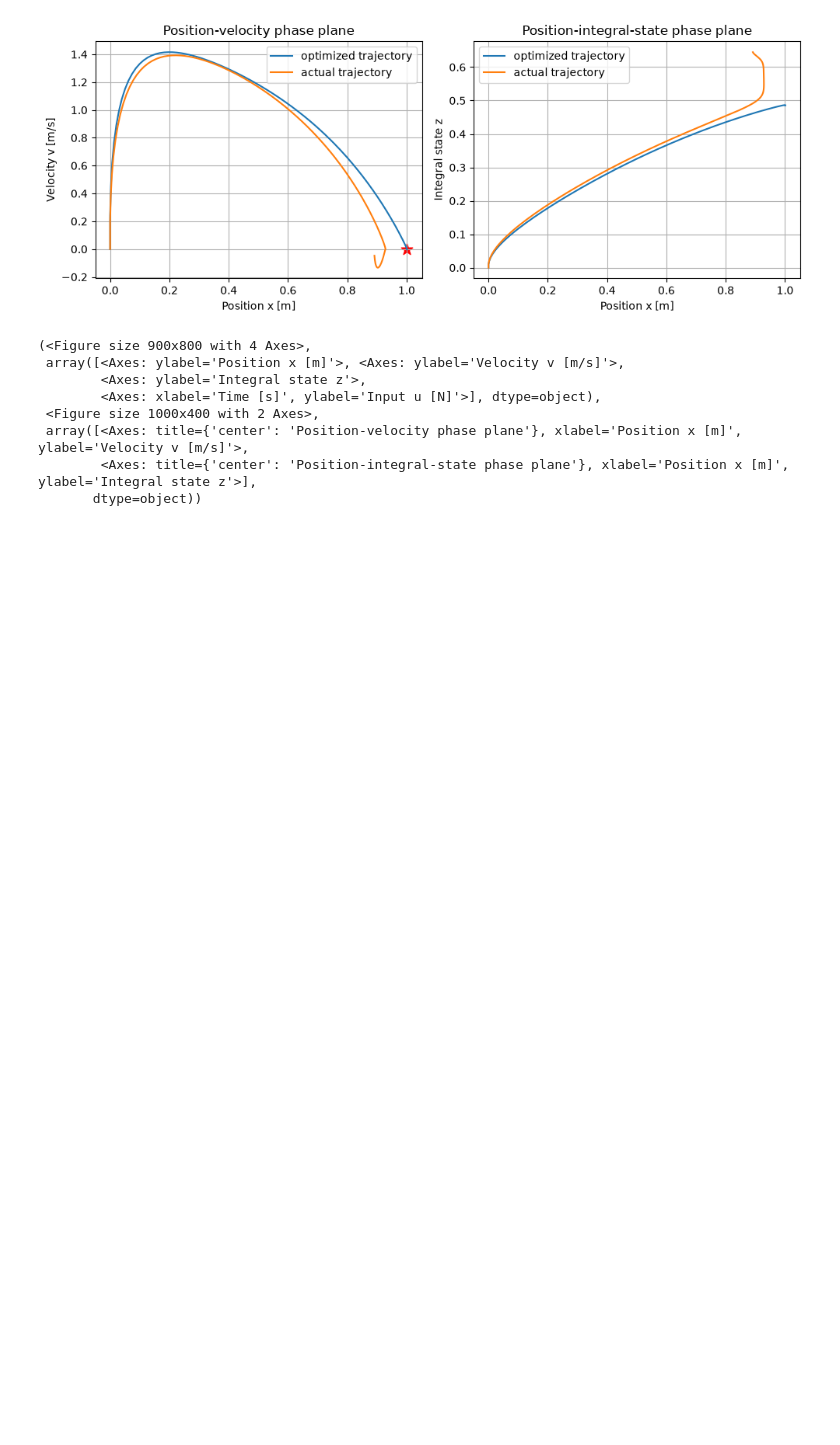
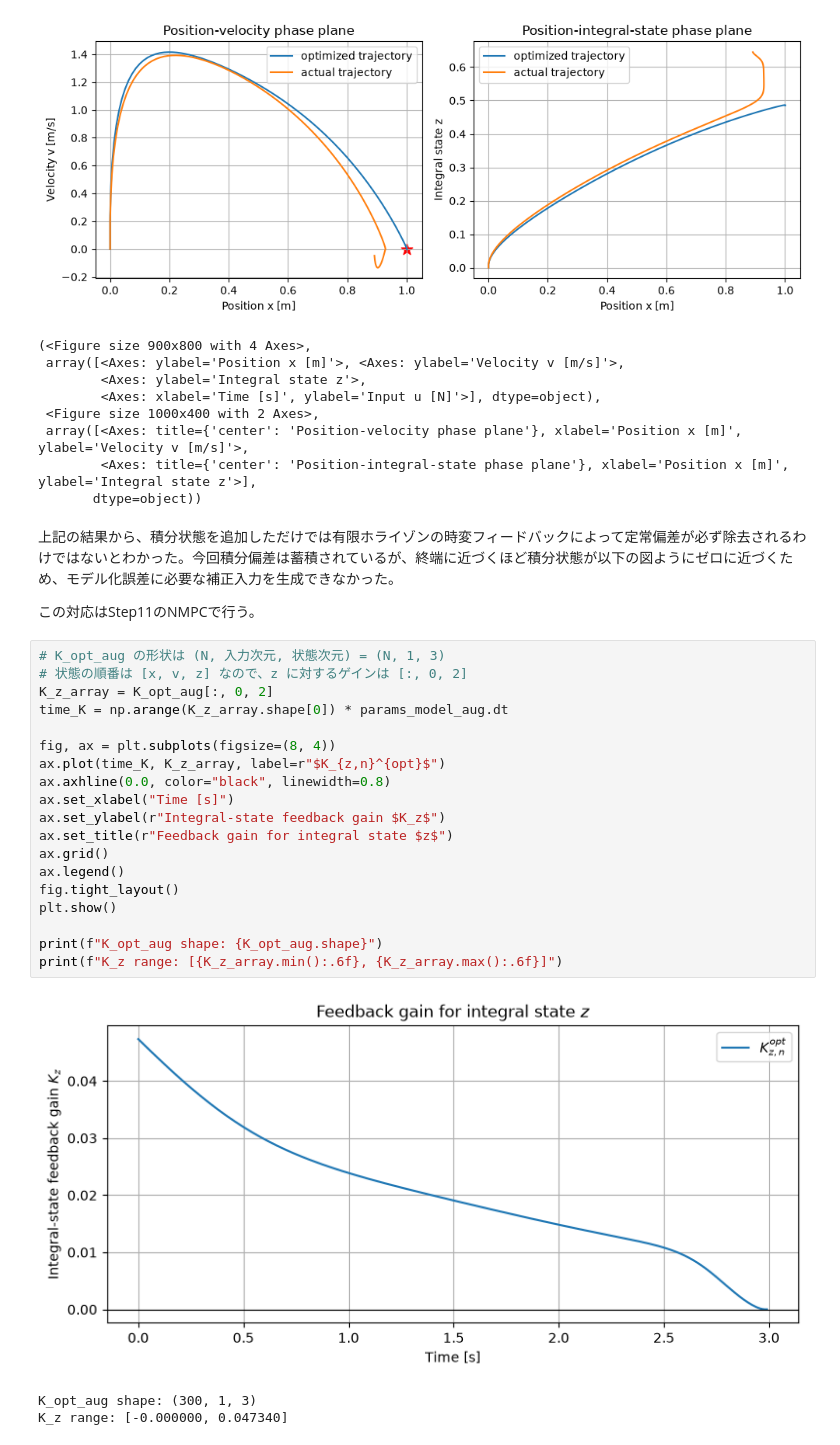
Before and after one commit to hideto008/learning_iLQR, a Jupyter notebook: notes/step7.ipynb, the cells around one changed output. Saved outputs shown, nothing was run; the diff lists cells and outputs as text; blank space fills up the shorter version.

```diff
--- a/notes/step7.ipynb
+++ b/notes/step7.ipynb
@@ -1630,3 +1630,30 @@ plot_augmented_state(
  array([<Axes: title={'center': 'Position-velocity phase plane'}, xlabel='Position x [m]', ylabel='Velocity v [m/s]'>,
         <Axes: title={'center': 'Position-integral-state phase plane'}, xlabel='Position x [m]', ylabel='Integral state z'>],
        dtype=object))
+# %% [markdown]
+上記の結果から、積分状態を追加しただけでは有限ホライゾンの時変フィードバックによって定常偏差が必ず除去されるわけではないとわかった。今回積分偏差は蓄積されているが、終端に近づくほど積分状態が以下の図ようにゼロに近づくため、モデル化誤差に必要な補正入力を生成できなかった。
+
+この対応はStep11のNMPCで行う。
+# %%
+# K_opt_aug の形状は (N, 入力次元, 状態次元) = (N, 1, 3)
+# 状態の順番は [x, v, z] なので、z に対するゲインは [:, 0, 2]
+K_z_array = K_opt_aug[:, 0, 2]
+time_K = np.arange(K_z_array.shape[0]) * params_model_aug.dt
+
+fig, ax = plt.subplots(figsize=(8, 4))
+ax.plot(time_K, K_z_array, label=r"$K_{z,n}^{opt}$")
+ax.axhline(0.0, color="black", linewidth=0.8)
+ax.set_xlabel("Time [s]")
+ax.set_ylabel(r"Integral-state feedback gain $K_z$")
+ax.set_title(r"Feedback gain for integral state $z$")
+ax.grid()
+ax.legend()
+fig.tight_layout()
+plt.show()
+
+print(f"K_opt_aug shape: {K_opt_aug.shape}")
+print(f"K_z range: [{K_z_array.min():.6f}, {K_z_array.max():.6f}]")
+# %% [output]
+[figure, added]
+K_opt_aug shape: (300, 1, 3)
+K_z range: [-0.000000, 0.047340]
```
Also changed, not shown: parts of 6 cells of this notebook.
